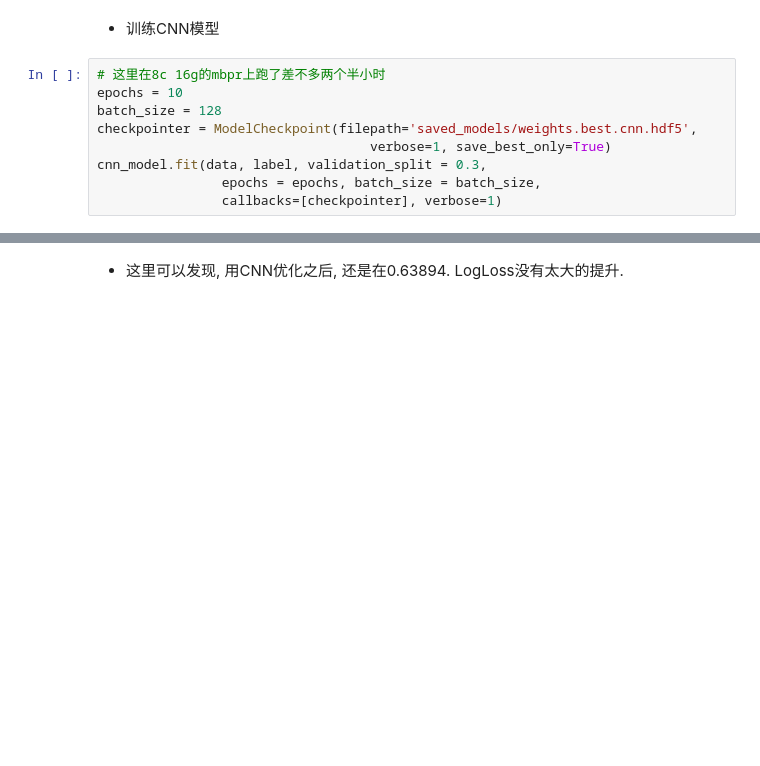
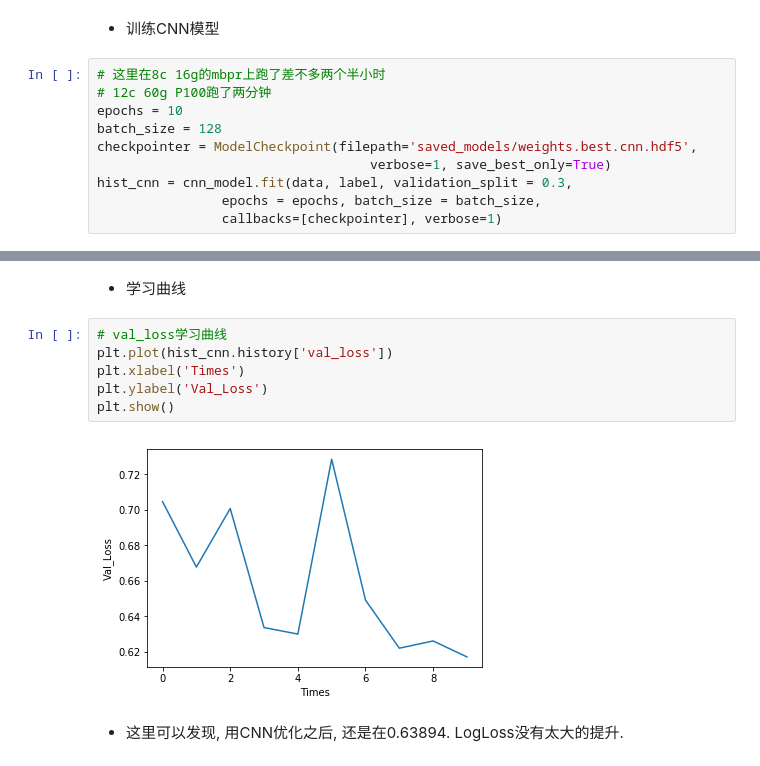
Before and after one commit to kylechenoO/Dogs_vs_Cats, a Jupyter notebook: Dogs_vs_Cats.ipynb, the cells around one changed output, grey strips where cells are left out. Drawn from its saved outputs; the diff is of its cells as text; blank space fills up the shorter version.

```diff
--- a/Dogs_vs_Cats.ipynb
+++ b/Dogs_vs_Cats.ipynb
@@ -185,11 +187,12 @@ cnn_model.compile(optimizer='rmsprop', loss='binary_crossentropy', metrics=['acc
 -   训练CNN模型
 # %%
 # 这里在8c 16g的mbpr上跑了差不多两个半小时
+# 12c 60g P100跑了两分钟
 epochs = 10
 batch_size = 128
 checkpointer = ModelCheckpoint(filepath='saved_models/weights.best.cnn.hdf5',
                                    verbose=1, save_best_only=True)
-cnn_model.fit(data, label, validation_split = 0.3,
+hist_cnn = cnn_model.fit(data, label, validation_split = 0.3,
                 epochs = epochs, batch_size = batch_size,
                 callbacks=[checkpointer], verbose=1)
 # %% [output]
@@ -214,3 +216,13 @@ Epoch 00010: val_loss did not improve from 0.63894
+# %% [markdown]
+-   学习曲线
+# %%
+# val_loss学习曲线
+plt.plot(hist_cnn.history['val_loss'])
+plt.xlabel('Times')
+plt.ylabel('Val_Loss')
+plt.show()
+# %% [output]
+[figure, added]
 # %% [markdown]
 -   这里可以发现, 用CNN优化之后, 还是在0.63894. LogLoss没有太大的提升.
 # %% [markdown]
```
Also changed, not shown: parts of 19 cells of this notebook.
